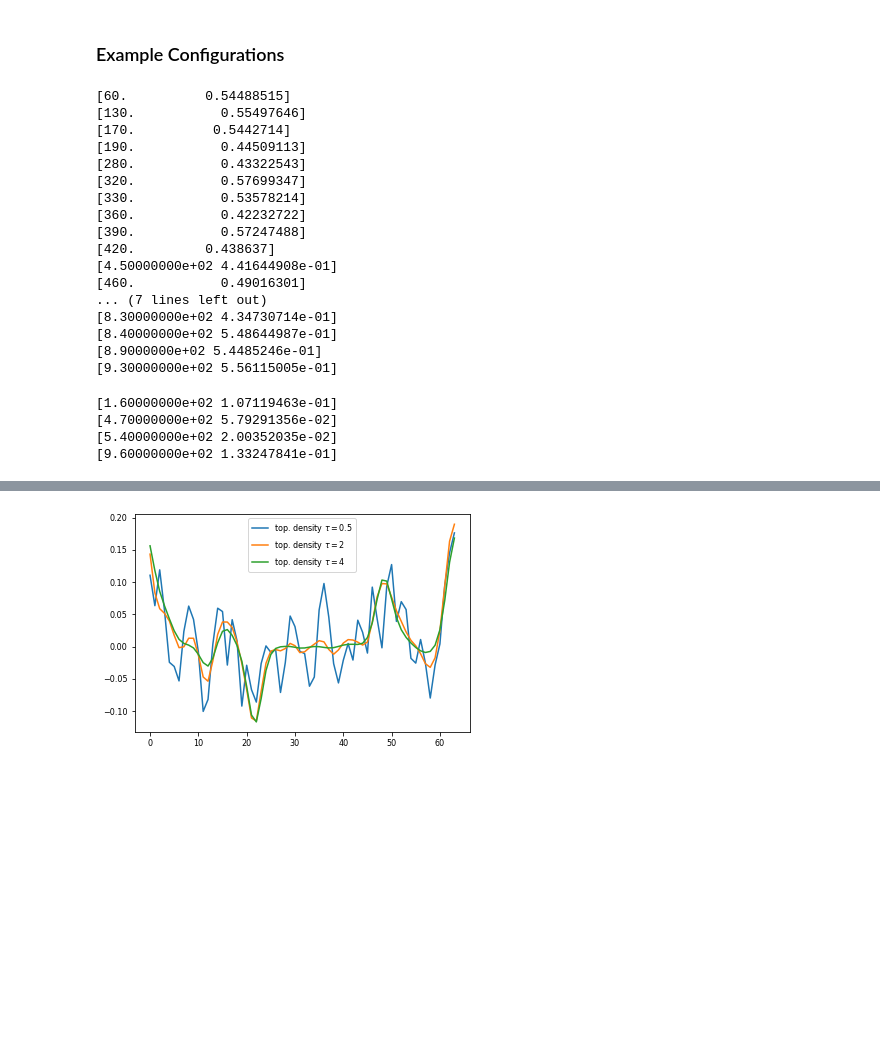
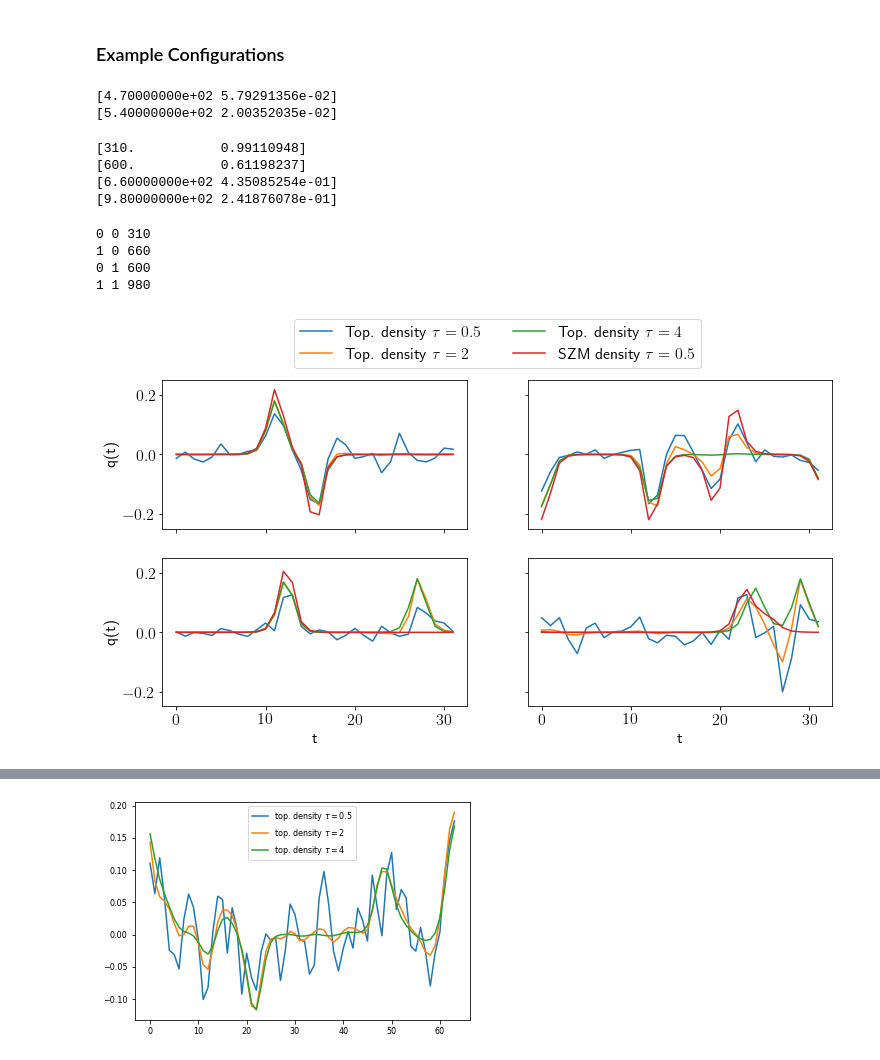
Before and after one commit to Ivan-Soler/AFM, a Jupyter notebook: main.ipynb, the cells around one changed output, grey strips where cells are left out. Drawn from its saved outputs; the diff is of its cells as text; code cells hidden in the pictures; blank space fills up the shorter version.

```diff
--- a/main.ipynb
+++ b/main.ipynb
@@ -135,12 +128,0 @@ count_top, conf_read=analyzer.Count_index_gf(folder,configurations)
-# %%
-folder="../4x4x4x32/b2p44_new/"
-measure="gf/"
-observable="GM"
-data=np.loadtxt(folder+measure+observable+".txt")
-#ov_max, susy_max=np.loadtxt(folder+measure+"end_spectrum.txt")
-plt.xlabel("t")
-plt.ylabel(r'$\Xi$')
-plt.rcParams.update({'font.size': 12})
-plt.title('GF(t) vs GF(t=4)')
-plt.plot(data[1],data[0], label="$t=4.0$")
-plt.savefig(folder+"./GF.pdf")
@@ -236,0 +131,15 @@ plt.savefig(folder+observable+"_4t.pdf",dpi=150, bbox_inches='tight')
+# %%
+file_name="../4x4x4x32/b2p44_new/compare_4p0t/gf_afm_0p5t/modes_used.txt"
+modes=[]
+with open(file_name) as f:
+    for line in f:
+        modes.append(line.replace("\n","").split(" "))
+
+modes=np.array(modes, dtype=int)
+inst=0
+anti=0
+for element in modes:
+    inst+=element[1]
+    anti+=element[2]
+print(inst)
+print(anti)
@@ -395,27 +307,12 @@ lambda_opt,index_opt=float(lamba_string[0]), int(float(lamba_string[1]))
 f.close()
 GM=np.loadtxt(folder_out+measure+"GM_history_opt.txt")
 for element in GM:
-    if element[1]>0.4 and element[1]<0.6:
+    if element[1]<0.1:
         print(element)
         conf=int(element[0])
 # %% [output]
-[60.          0.54488515]
-[130.           0.55497646]
-[170.          0.5442714]
-[190.           0.44509113]
-[280.           0.43322543]
-[320.           0.57699347]
-[330.           0.53578214]
-[360.           0.42232722]
-[390.           0.57247488]
-[420.         0.438637]
-[4.50000000e+02 4.41644908e-01]
-[460.           0.49016301]
-... (7 lines left out)
-[8.30000000e+02 4.34730714e-01]
-[8.40000000e+02 5.48644987e-01]
-[8.9000000e+02 5.4485246e-01]
-[9.30000000e+02 5.56115005e-01]
+[4.70000000e+02 5.79291356e-02]
+[5.40000000e+02 2.00352035e-02]
 # %%
 measure="gf_afm_0p5t/"
 folder_out='../4x4x4x32/b2p44_new/compare_4p0t/'
@@ -423,16 +320,16 @@ f=open(folder_out+measure+"lambda_opt.txt",'r')
 lamba_string=f.read().split('\n')
 lambda_opt,index_opt=float(lamba_string[0]), int(float(lamba_string[1]))
 f.close()
+conf_read=[600,660,310,980]
 GM=np.loadtxt(folder_out+measure+"GM_history_opt.txt")
 for element in GM:
-    if element[1]<0.2:
+    if element[0] in conf_read:
         print(element)
-        conf=int(element[0])
 # %% [output]
-[1.60000000e+02 1.07119463e-01]
-[4.70000000e+02 5.79291356e-02]
-[5.40000000e+02 2.00352035e-02]
-[9.60000000e+02 1.33247841e-01]
+[310.           0.99110948]
+[600.           0.61198237]
+[6.60000000e+02 4.35085254e-01]
+[9.80000000e+02 2.41876078e-01]
 # %%
 folder_out='../4x4x4x32/b2p44_new/compare_4p0t/'
 folder="../4x4x4x32/b2p44_new/compare_4p0t/"
@@ -446,7 +343,7 @@ lamba_string=f.read().split('\n')
 lambda_opt,index_opt=float(lamba_string[0]), int(float(lamba_string[1]))
 f.close()
 
-conf_read=[750,830,890,980]
+conf_read=[310,660,600,980]
 GM=np.loadtxt(folder_out+measure+"GM_history_opt.txt")
 
 for conf in conf_read:
@@ -459,35 +356,47 @@ for conf in conf_read:
     density_top_3,sizes=Read.topology_1d(Topology_3)
 
     normalization=np.sum(np.abs(density_top_3))
 
     #Construct susy mode
     density_susy=np.loadtxt(folder+measure+"susy_mode_"+str(conf)+"c.txt")
-    density_susy=density_susy*(normalization/np.sum(np.abs(density_susy)))
+    #density_susy=density_susy*(normalization/np.sum(np.abs(density_susy)))
 
     i=index%2
     j=int(index/2)%2
+    print(i,j,conf)
     #Plot the three densities
     axes[i,j].plot(density_top_1,label=r'Top. density $\tau=0.5$')
     axes[i,j].plot(density_top_2, label=r'Top. density $\tau=2$')
     axes[i,j].plot(density_top_3, label=r'Top. density $\tau=4$')
     axes[i,j].plot(density_susy, label=r'SZM density $\tau=0.5$')
+    axes[i,j].set_ylim([-0.25,0.25])
 
     if j==0:
         axes[i,j].set_ylabel(r'q(t)')
+    if j==1:
+        axes[i,j].set_yticklabels([])
+    if i==0:
+        axes[i,j].set_xticklabels([])
     if i==1:
         axes[i,j].set_xlabel(r't')
 
     index+=1
 
 box = axes[0,0].get_position()
 axes[0,0].set_position([box.x0, box.y0, box.width * 1, box.height])
 
 # Put a legend to the right of the current axis
 axes[0,0].legend(loc="center", ncol=2, bbox_to_anchor=(1.10, 1.25))
 
 fig.savefig(folder_out+"MC_densities.pdf",dpi=150, bbox_inches='tight')
 
-plt.close()
+plt.show()
+# %% [output]
+0 0 310
+1 0 660
+0 1 600
+1 1 980
+[figure, added]
 # %%
 folder_out='../4x4x4x32/b2p44_new/compare_4p0t/'
 polyakov_file="../4x4x4x32/b2p44_new/Polyakov_loops/0p5t/Measure.seq_pol"
```
Also changed, not shown: parts of 16 cells of this notebook, 3 other files.
